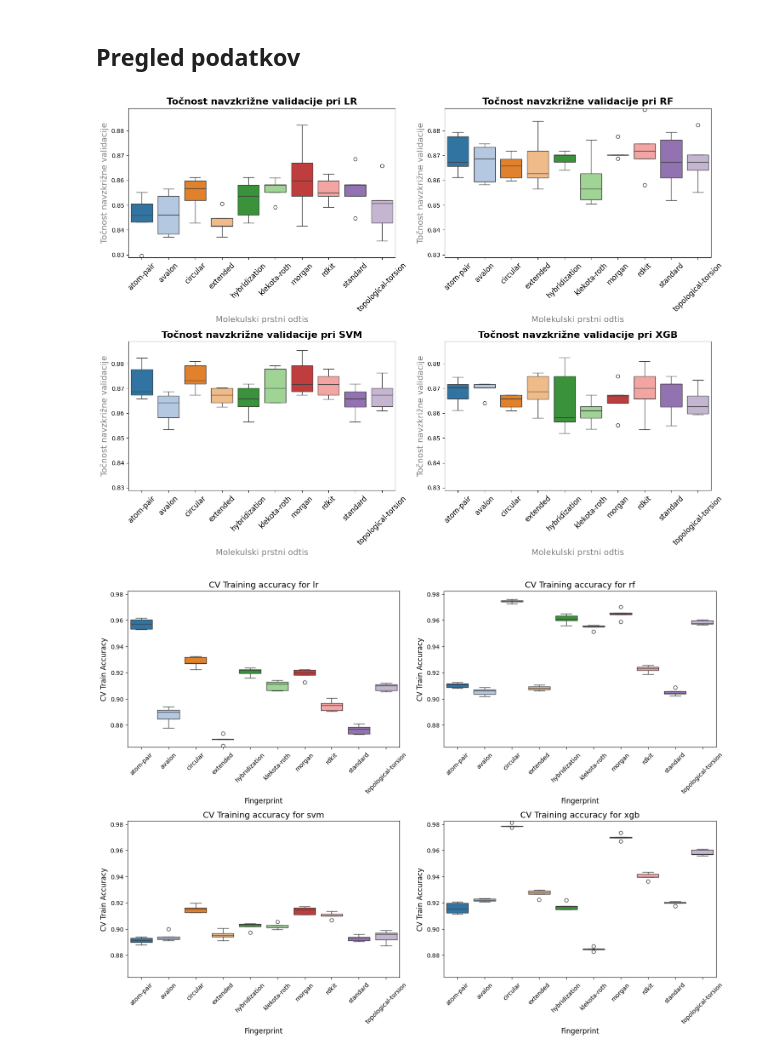
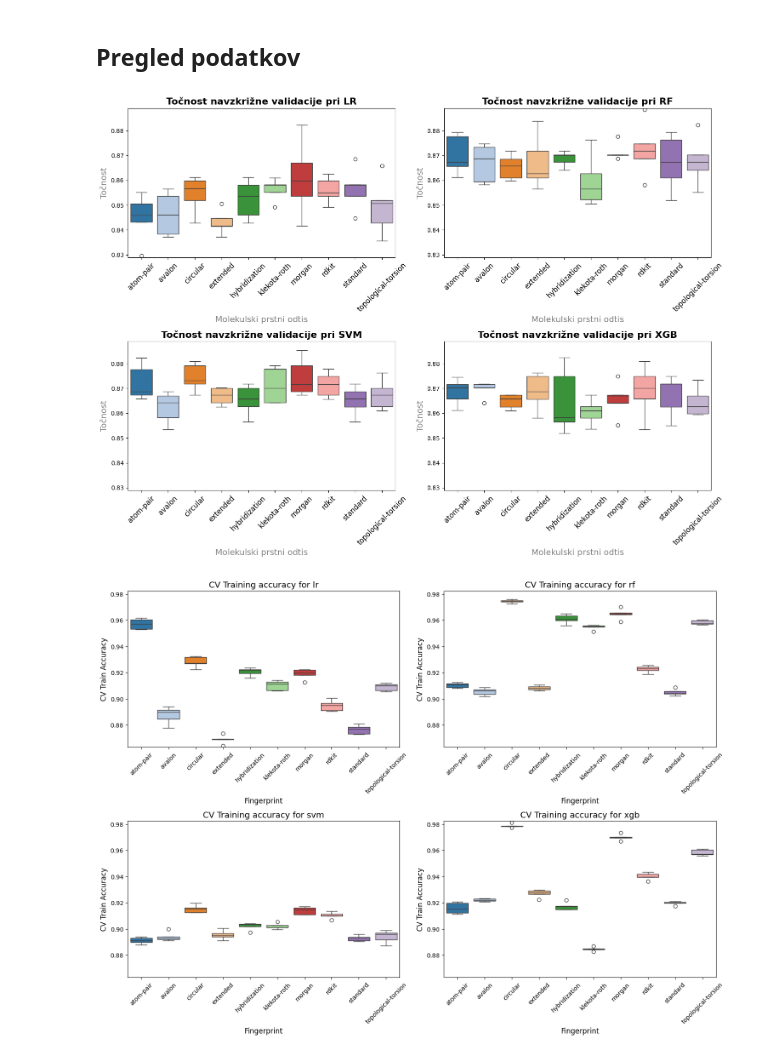
Before and after one commit to samo-n/ML-in-IDO1-drug-discovery, a Jupyter notebook: dir2/__2_4_B_model_SU_izbira_klasifikatorja_in_korakov_PP_analiza_PP.ipynb, the cells around one changed output. Saved outputs shown, nothing was run; the diff lists cells and outputs as text; code cells hidden in the pictures.

```diff
--- a/dir2/__2_4_B_model_SU_izbira_klasifikatorja_in_korakov_PP_analiza_PP.ipynb
+++ b/dir2/__2_4_B_model_SU_izbira_klasifikatorja_in_korakov_PP_analiza_PP.ipynb
@@ -122,35 +122,35 @@ y_margin = (y_max - y_min) * 0.01  # Add 1% margin for better visibility
 y_min -= y_margin
 y_max += y_margin
 
 # Plotting Cross-Validation Accuracy
 plt.figure(figsize=(15, 15))
 
 # Create a plot for each classifier
 for i, clf_name in enumerate(cv_results_df['Classifier'].unique()):
     plt.subplot(3, 2, i + 1)  # Create a grid of subplots
     clf_data = cv_results_df[cv_results_df['Classifier'] == clf_name]
 
     # Box plot for the distribution of CV_Val_Accuracy_Folds
     sns.boxplot(
         data=clf_data,
         x='Fingerprint',
         y='CV_Val_Accuracy_Folds',
         hue='Fingerprint',  # Explicitly set hue to match the x-axis
         palette=palette,
         legend=False  # Disable redundant legend
     )
 
     plt.title(f'Točnost navzkrižne validacije pri {clf_name.upper()}', fontsize=16, fontweight='bold')
     plt.xticks(rotation=45, fontsize=12)
-    plt.ylabel('Točnost navzkrižne validacije', fontsize=14,color='gray')
+    plt.ylabel('Točnost', fontsize=14,color='gray')
     plt.xlabel('Molekulski prstni odtis', fontsize=14, color='gray')
     plt.ylim(y_min, y_max)  # Apply shared y-axis limits
 
 # Adjust layout for better spacing
 plt.tight_layout()
 plt.show()
 # %% [output]
-[figure, old version]
+[figure, new version]
 # %%
 import pandas as pd
 import seaborn as sns
```
